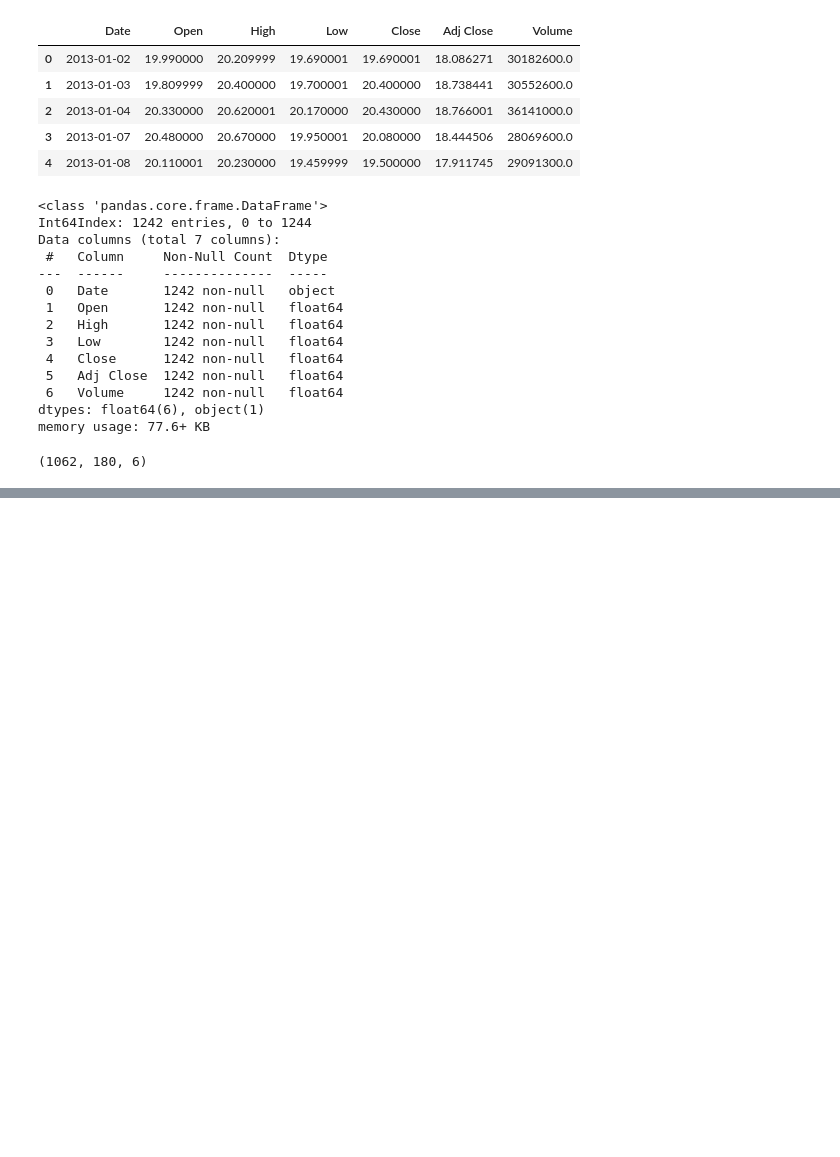
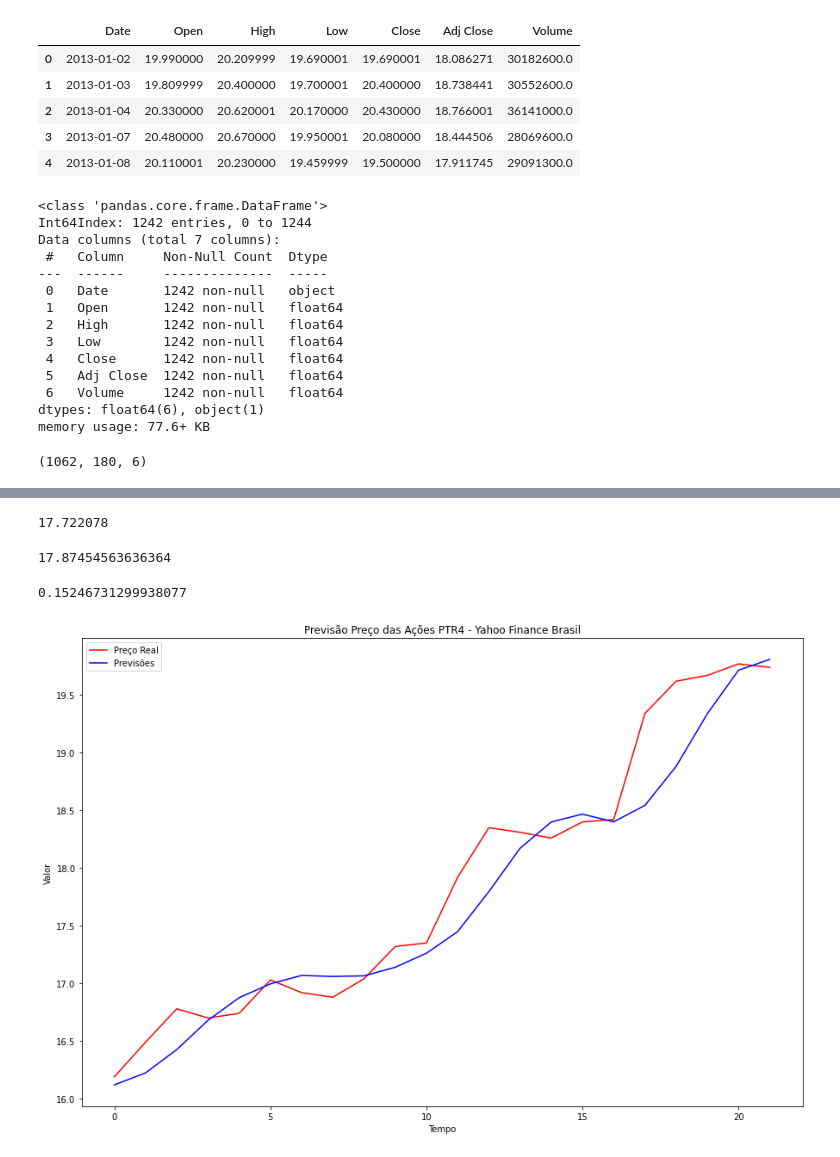
Before and after one commit to itimes-digital/deep-learning-estudo, a Jupyter notebook: serie_temporal_mult_previsores.ipynb, the cells around one changed output, grey strips where cells are left out. Saved outputs shown, nothing was run; the diff lists cells and outputs as text; code cells hidden in the pictures; blank space fills up the shorter version.

```diff
--- a/serie_temporal_mult_previsores.ipynb
+++ b/serie_temporal_mult_previsores.ipynb
@@ -98,0 +204,7 @@ history_ = model.fit(previsores,
+# %%
+x_teste = []
+
+for i in range(180, 202):
+  x_teste.append(entradas[i - 180: i, 0:6])
+
+x_teste = np.array(x_teste)
@@ -98,0 +215,5 @@ history_ = model.fit(previsores,
+# %%
+previsoes = model.predict(x_teste)
+# %%
+scaler_previsao = MinMaxScaler(feature_range = (0,1))
+scaler_previsao.fit_transform(base_treinamento[:, 0:1])
@@ -98,0 +228,25 @@ history_ = model.fit(previsores,
+# %%
+previsoes = scaler_previsao.inverse_transform(previsoes)
+# %%
+previsoes.mean()
+# %% [output]
+17.722078
+# %%
+preco_real_teste.mean()
+# %% [output]
+17.87454563636364
+# %%
+preco_real_teste.mean() - previsoes.mean()
+# %% [output]
+0.15246731299938077
+# %%
+plt.figure(figsize = (15,10))
+plt.plot(preco_real_teste, color = 'red', label = 'Preço Real');
+plt.plot(previsoes, color = 'blue', label = 'Previsões');
+plt.title('Previsão Preço das Ações PTR4 - Yahoo Finance Brasil');
+plt.xlabel('Tempo');
+plt.ylabel('Valor');
+plt.legend();
+plt.show();
+# %% [output]
+[figure, added]
```
Also changed, not shown: parts of 14 cells of this notebook.
